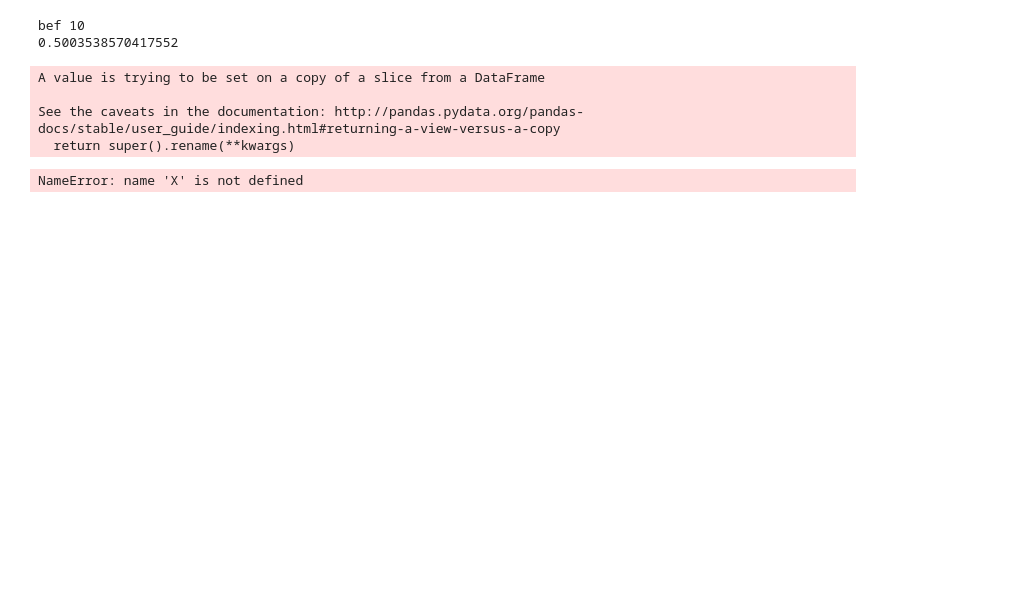
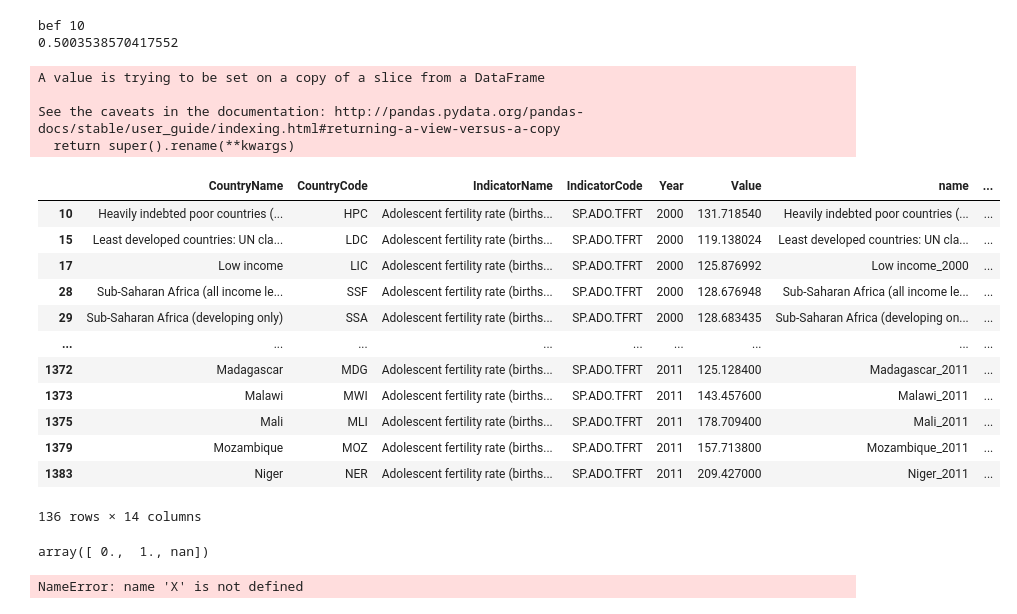
Before and after one commit to soyoungpark9187/ML_termProject, a Jupyter notebook: input/kmeans.ipynb, the cells around one changed output. Saved outputs shown, nothing was run; the diff lists cells and outputs as text; code cells hidden in the pictures; blank space fills up the shorter version.

```diff
--- a/input/kmeans.ipynb
+++ b/input/kmeans.ipynb
@@ -168,0 +134,11 @@ array(['Arab World', 'Caribbean small states',
+# %%
+
+def make_grade(merged, k):
+    min_value = min(merged[target_id])
+    max_value = max(merged[target_id])
+    value=(max_value-min_value)/k
+    for i in range(k):
+        for j in merged.index:
+            if merged.loc[j, target_id] > min_value + value*i and merged.loc[j, target_id] < min_value + value*(i+1):
+                merged.loc[j, 'grade'] = i
+    return merged
@@ -287,6 +281,27 @@ A value is trying to be set on a copy of a slice from a DataFrame
 
 See the caveats in the documentation: http://pandas.pydata.org/pandas-docs/stable/user_guide/indexing.html#returning-a-view-versus-a-copy
   return super().rename(**kwargs)
+# %%
+merged=merge_8(data[data['IndicatorName']==target_id])
+t=make_grade(merged, 2)
+# %% [output]
+|  | CountryName | CountryCode | IndicatorName | IndicatorCode | Year | Value | name | ... |
+| 10 | Heavily indebted poor countries (... | HPC | Adolescent fertility rate (births... | SP.ADO.TFRT | 2000 | 131.718540 | Heavily indebted poor countries (... | ... |
+| 15 | Least developed countries: UN cla... | LDC | Adolescent fertility rate (births... | SP.ADO.TFRT | 2000 | 119.138024 | Least developed countries: UN cla... | ... |
+| 17 | Low income | LIC | Adolescent fertility rate (births... | SP.ADO.TFRT | 2000 | 125.876992 | Low income_2000 | ... |
+| 28 | Sub-Saharan Africa (all income le... | SSF | Adolescent fertility rate (births... | SP.ADO.TFRT | 2000 | 128.676948 | Sub-Saharan Africa (all income le... | ... |
+| 29 | Sub-Saharan Africa (developing only) | SSA | Adolescent fertility rate (births... | SP.ADO.TFRT | 2000 | 128.683435 | Sub-Saharan Africa (developing on... | ... |
+| ... | ... | ... | ... | ... | ... | ... | ... | ... |
+| 1372 | Madagascar | MDG | Adolescent fertility rate (births... | SP.ADO.TFRT | 2011 | 125.128400 | Madagascar_2011 | ... |
+| 1373 | Malawi | MWI | Adolescent fertility rate (births... | SP.ADO.TFRT | 2011 | 143.457600 | Malawi_2011 | ... |
+| 1375 | Mali | MLI | Adolescent fertility rate (births... | SP.ADO.TFRT | 2011 | 178.709400 | Mali_2011 | ... |
+| 1379 | Mozambique | MOZ | Adolescent fertility rate (births... | SP.ADO.TFRT | 2011 | 157.713800 | Mozambique_2011 | ... |
+| 1383 | Niger | NER | Adolescent fertility rate (births... | SP.ADO.TFRT | 2011 | 209.427000 | Niger_2011 | ... |
+136 rows × 14 columns
+# %%
+t.grade.unique()
+# %% [output]
+array([ 0.,  1., nan])
 # %%
 ### rel_columns_7
 kmeans= KMeans(algorithm='auto', copy_x=True, init='k-means++', max_iter=800,
```
Also changed, not shown: parts of 18 cells of this notebook, 2 other files.
